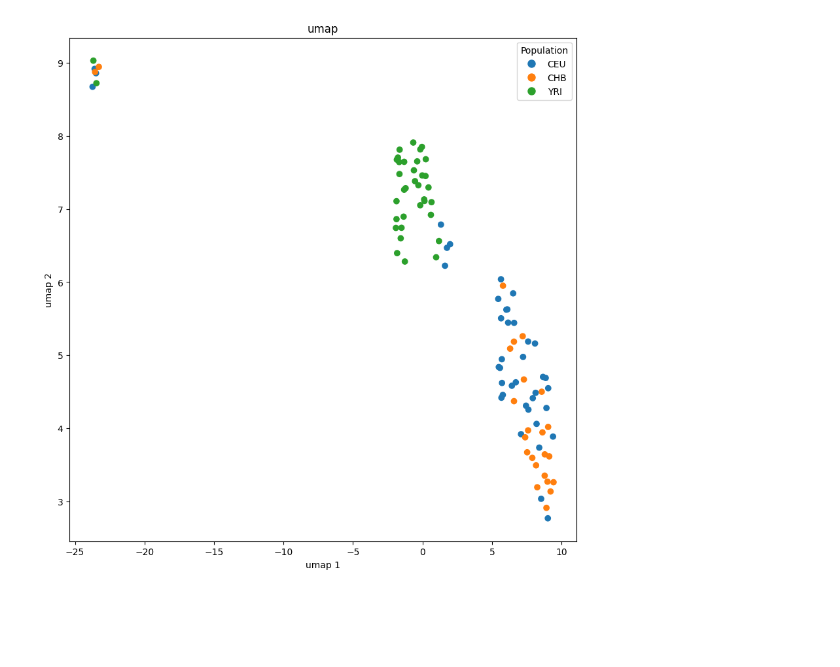
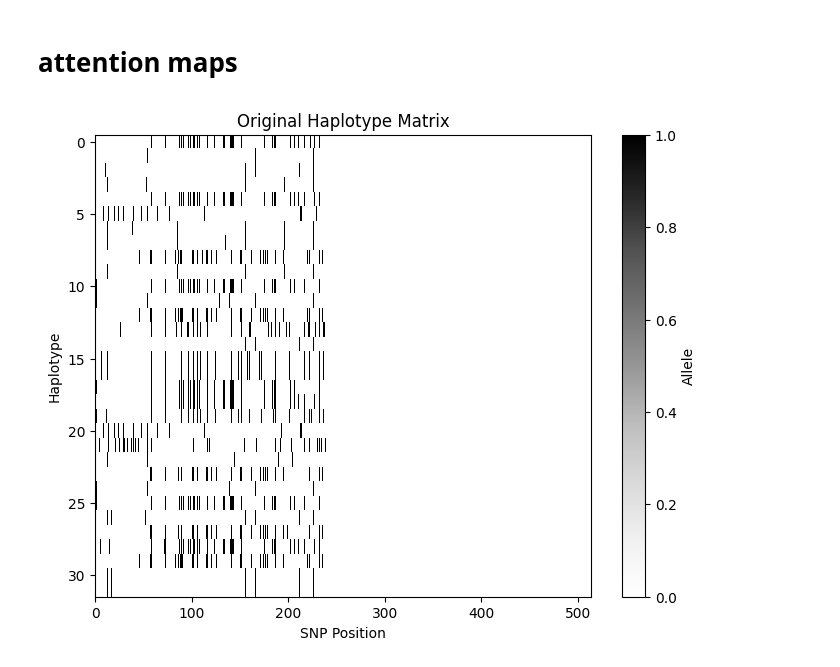
Before and after one commit to zongleon/popformer, a Jupyter notebook: explore.ipynb, the cells around one changed output. Drawn from its saved outputs; the diff is of its cells as text; code cells hidden in the pictures; blank space fills up the shorter version.

```diff
--- a/explore.ipynb
+++ b/explore.ipynb
@@ -39,22 +19,5 @@ HapbertaForSequenceClassification(
 # %%
 ds = load_from_disk("dataset2/tokenized")
-collator = HaploSimpleDataCollator(subsample=32)
+collator = HaploSimpleDataCollator(mlm_probability=0, subsample=32)
 
-ds = ds.shuffle().select(range(1000))
+ds = ds.shuffle().select(range(512))
-# %%
-batch_size = 16
-embeds = []
-
-with torch.no_grad():
-    for i in tqdm(range(0, len(ds), batch_size)):
-        batch_samples = [ds[j] for j in range(i, min(i + batch_size, len(ds)))]
-        batch = collator(batch_samples)
-        # Move tensors to device
-        for k in batch:
-            if isinstance(batch[k], torch.Tensor):
-                batch[k] = batch[k].to("cuda")
-
-        output = model(batch["input_ids"], batch["distances"], batch["attention_mask"],
-                       return_hidden_states=True)
-
-        embeds.append(output["hidden_states"].cpu().numpy())
@@ -100,17 +24,12 @@ plt.show()
-# %%
-# umap on embeds
-reducer = umap.UMAP()
-embedding = reducer.fit_transform(embeds_pooled)
-
-plt.figure(figsize=(10, 10))
-scatter = plt.scatter(embedding[:, 0], embedding[:, 1], c=pop_colors)
-# Add legend
-handles = [plt.Line2D([0], [0], marker='o', color='w', label=pop, markerfacecolor=color, markersize=10)
-           for pop, color in colors.items()]
-plt.legend(handles=handles, title="Population")
-plt.xlabel("umap 1")
-plt.ylabel("umap 2")
-plt.title("umap")
-plt.show()
-# %% [output]
-[figure, removed]
+# %% [markdown]
+# attention maps
+# %%
+# one example
+inputs = collator([ds[0]])
+
+for k in inputs:
+    if isinstance(inputs[k], torch.Tensor):
+        inputs[k] = inputs[k].to("cuda")
+
+with torch.no_grad():
+    outputs = model(inputs["input_ids"], inputs["distances"], inputs["attention_mask"], return_attentions=True)
@@ -116,0 +41,12 @@ plt.show()
+# %%
+haps = inputs["input_ids"].cpu().numpy()[0]
+haps[(haps > 1)] = 0
+plt.figure(figsize=(8, 6))
+plt.imshow(haps[:, :], aspect='auto', cmap='Greys', interpolation="none")
+plt.xlabel("SNP Position")
+plt.ylabel("Haplotype")
+plt.title("Original Haplotype Matrix")
+plt.colorbar(label="Allele")
+plt.show()
+# %% [output]
+[figure, added]
```
Also changed, not shown: parts of 9 cells of this notebook, 12 other files.
